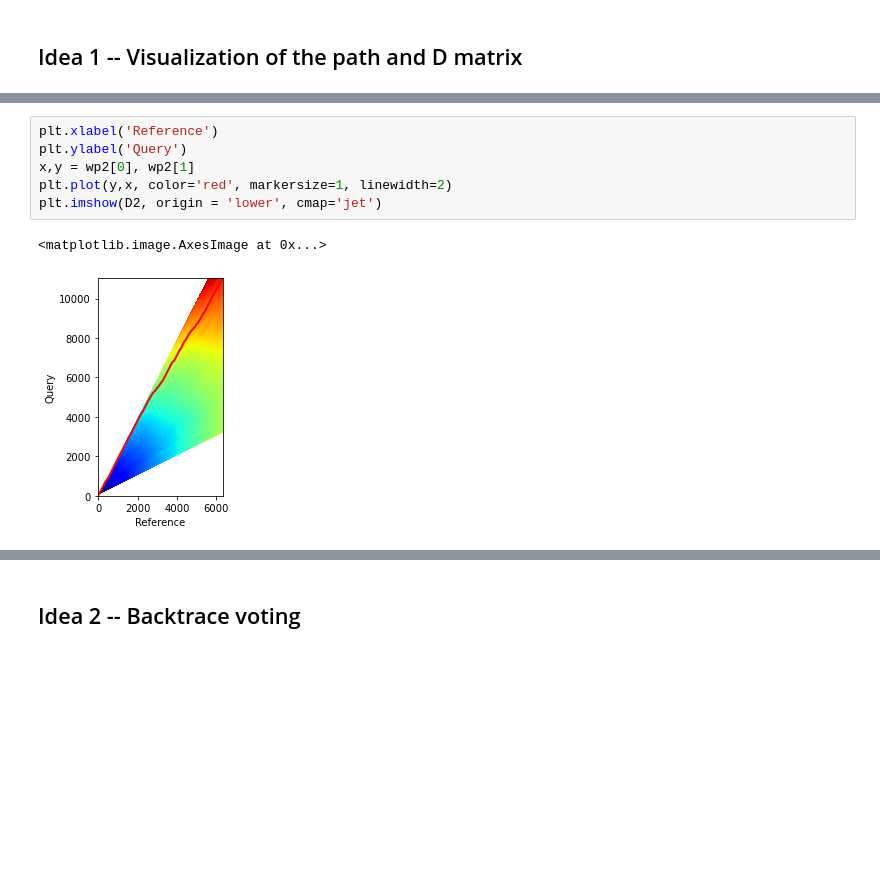
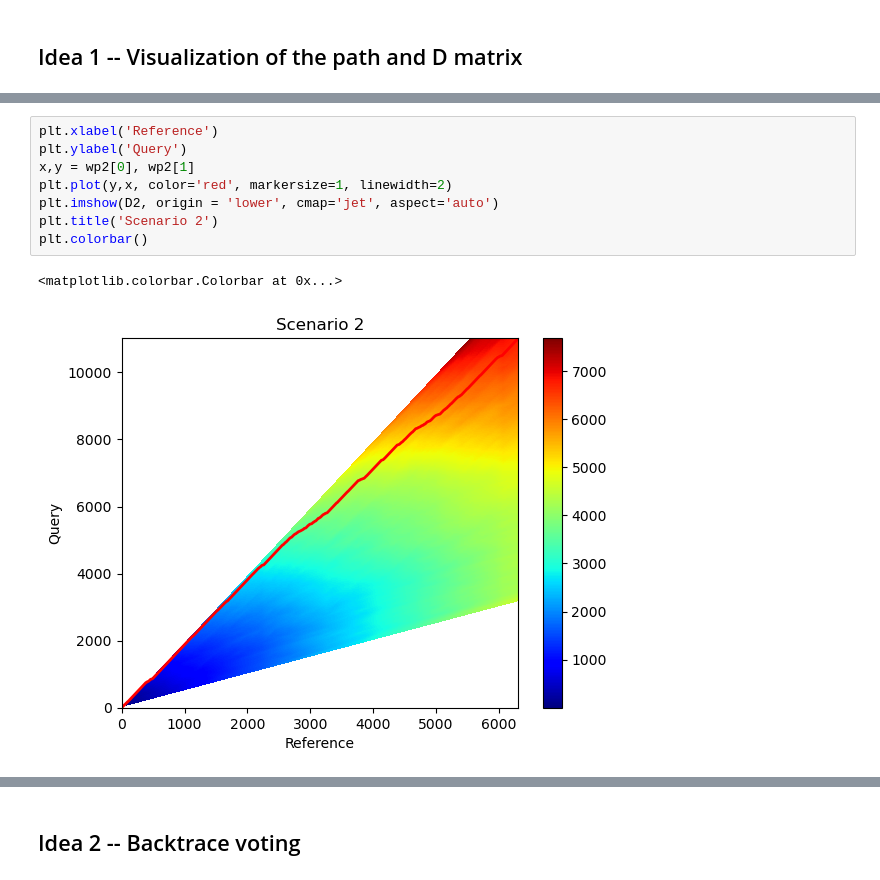
Before and after one commit to HamzaYusufJamal/E207Project, a Jupyter notebook: 01_ModifiedDataPrep.ipynb, the cells around one changed output, grey strips where cells are left out. Saved outputs shown, nothing was run; the diff lists cells and outputs as text; blank space fills up the shorter version.

```diff
--- a/01_ModifiedDataPrep.ipynb
+++ b/01_ModifiedDataPrep.ipynb
@@ -434,12 +520,14 @@ plt.imshow(D1, origin = 'lower', cmap='jet')
 # %%
 plt.xlabel('Reference')
 plt.ylabel('Query')
 x,y = wp2[0], wp2[1]
 plt.plot(y,x, color='red', markersize=1, linewidth=2)
-plt.imshow(D2, origin = 'lower', cmap='jet')
+plt.imshow(D2, origin = 'lower', cmap='jet', aspect='auto')
+plt.title('Scenario 2')
+plt.colorbar()
 # %% [output]
-<matplotlib.image.AxesImage at 0x...>
+<matplotlib.colorbar.Colorbar at 0x...>
-[figure, old version]
+[figure, new version]
 # %%
 plt.xlabel('Reference')
 plt.ylabel('Query')
```
Also changed, not shown: parts of 60 cells of this notebook, 1 other file.
